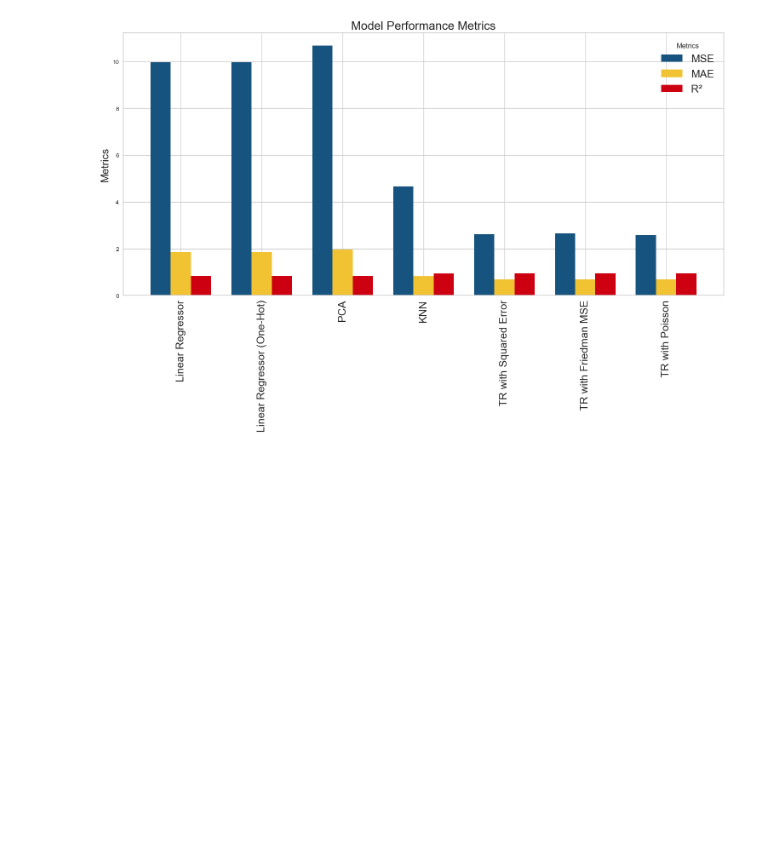
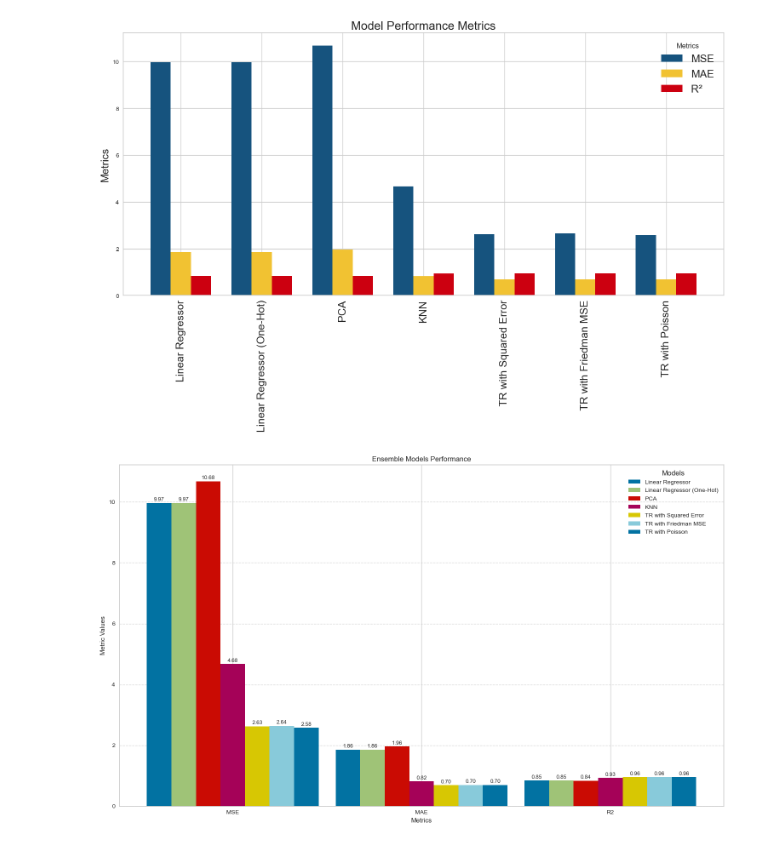
Before and after one commit to BrembillaNiccolo/MLFinalProjectUIC, a Jupyter notebook: Preprocessing3/RegressionModels.ipynb, the cells around one changed output. Drawn from its saved outputs; the diff is of its cells as text; code cells hidden in the pictures; blank space fills up the shorter version.

Commit message:
Final Plot for Regression Models

```diff
--- a/Preprocessing3/RegressionModels.ipynb
+++ b/Preprocessing3/RegressionModels.ipynb
@@ -659,3 +659,46 @@ plt.tight_layout()
 plt.show()
 # %% [output]
 [figure]
+# %%
+def plot_model_comparison(models, metrics):
+    # Bar chart parameters
+    metric_labels = ["MSE", "MAE", "R2"]
+    x = np.arange(len(metric_labels))  # the label locations
+    width = 0.13  # width of each bar
+
+    # Create the plot
+    _, ax = plt.subplots(figsize=(15, 9))
+
+    # Add bars for each model
+    for i, model in enumerate(models):
+        metric_values = [metrics[0][i], metrics[1][i], metrics[2][i]]
+        bars = ax.bar(x + i * width, metric_values, width, label=model)
+
+        # Add value labels on top of each bar
+        for bar in bars:
+            yval = bar.get_height()
+            ax.text(bar.get_x() + bar.get_width() / 2, yval + 0.02, f"{yval:.2f}", ha="center", va="bottom", fontsize=9)
+
+    # Add labels, title, and legend
+    ax.set_xlabel('Metrics')
+    ax.set_ylabel('Metric Values')
+    ax.set_title('Ensemble Models Performance')
+    ax.set_xticks(x + (width * (len(models) - 1) / 2))  # Center x-ticks under groups
+    ax.set_xticklabels(metric_labels)
+    ax.legend(title="Models")
+
+    # Add horizontal grid lines
+    ax.yaxis.grid(True, linestyle='--', alpha=0.7)
+
+    # Display the plot
+    plt.tight_layout()
+    plt.show()
+
+mse_array = np.array(MSE)
+mae_array = np.array(MAE)
+r2_array = np.array(R2)
+
+metrics = [mse_array, mae_array, r2_array]
+plot_model_comparison(names, metrics)
+# %% [output]
+[figure, added]
```
